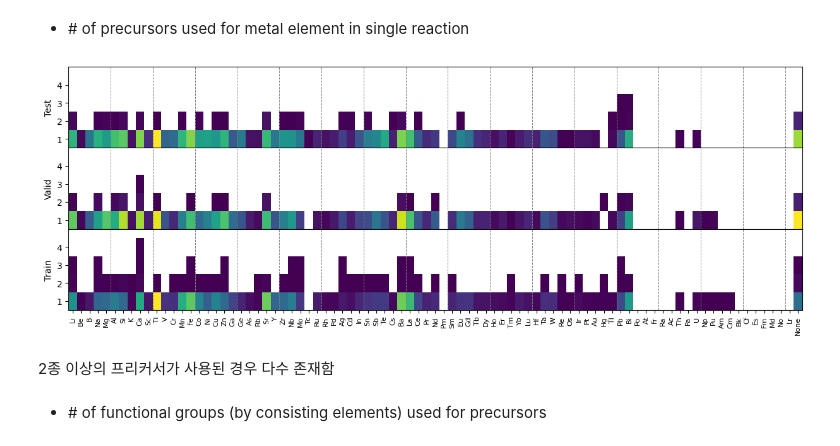
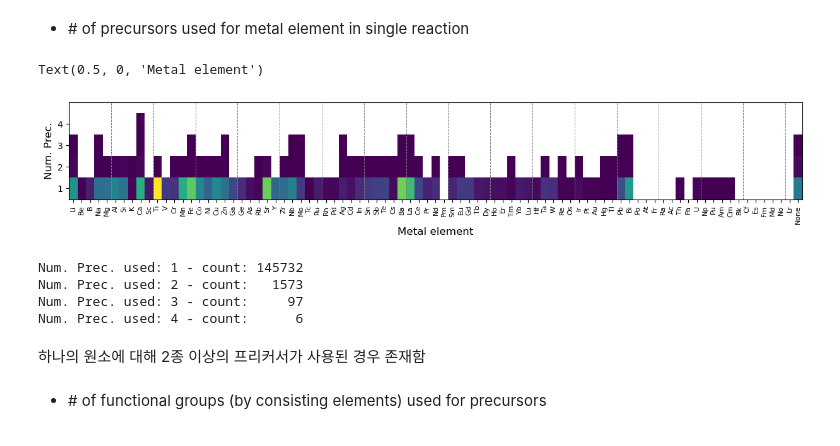
Before and after one commit to git-jhyang/inorganic_synthesis, a Jupyter notebook: notebooks/analysis_data.ipynb, the cells around one changed output. Cells and saved outputs as stored; diff of their text form; code cells hidden in the pictures.

Commit message:
data analysis and build autoencoder

```diff
--- a/notebooks/analysis_data.ipynb
+++ b/notebooks/analysis_data.ipynb
@@ -245,6 +375,2 @@ with gzip.open('../data/parsed_data.pkl.gz','wb') as f:
 # %% [markdown]
 # Parsed dataset
-# %%
-import gzip, pickle
-with gzip.open('../data/parsed_data.pkl.gz','rb') as f:
-    parsed_data = pickle.load(f)
@@ -377,0 +800,17 @@ _ = ax.set_xticks(np.arange(len(keys)), labels=keys, rotation=70)
+# %%
+f, ax = plt.subplots(1,1,figsize=(10,4))
+for i in range(1,5):
+    ax.axhline(20000 * i, ls='--', lw=0.5, color=[0,0,0])
+ax.bar(0, 0, color=mpl.cm.tab10(0), label='Total operations')
+ax.bar(0, 0, color=mpl.cm.tab10(1), label='Temperature values')
+ax.bar(0, 0, color=mpl.cm.tab10(2), label='Time values')
+for i, key in enumerate(keys):
+    for j, v in enumerate([operations[key], len(temp_vals[key]), len(time_vals[key])]):
+        b = ax.bar(i + (j-1) * 0.2, v, width=0.25, color=mpl.cm.tab10(j))
+        ax.text(i+(j-1)*0.2, v+2000, f'{v:,d}', rotation=90,
+                horizontalalignment='center', verticalalignment='bottom')
+
+_ = ax.set_xticks(np.arange(len(keys)), labels=[k.split('Op')[0] for k in keys], fontsize=12)
+ax.set_ylim([0, 100000])
+ax.legend(loc='upper right', fontsize=12)
+ax.set_xlim([-0.5, 4.5])
@@ -568,25 +1017,35 @@ quatenary가 가장 많음.
 # %% [markdown]
 - \# of precursors used for metal element in single reaction
 # %%
-f, axs = plt.subplots(3,1,figsize=(15,5), sharex=True)
+f, ax = plt.subplots(1,1,figsize=(15,2))
 cmap = mpl.cm.viridis
 cmap.set_under([1,1,1])
 ele = list(count_multiple_prec_case.keys())
-mat = np.array([v for v in count_multiple_prec_case.values()]).transpose(1,0,2)
-for ax, v in zip(axs[::-1], mat):
-    ax.pcolormesh(v.T, vmin=1, cmap=cmap)
-    [ax.axvline(i*5, ls='--', color=[0.5, 0.5, 0.5], lw=0.7) for i in range(1,18)]
-    ax.set_yticks(np.arange(1,5)+0.5, labels=[str(i) for i in range(1,5)])
-    ax.set_ylim([1, 5.5])
-axs[2].set_xticks(np.arange(len(ele))+0.5, labels=ele, rotation=90, fontsize=8)
-axs[0].set_ylabel('Test')
-axs[1].set_ylabel('Valid')
-axs[2].set_ylabel('Train')
-f.subplots_adjust(hspace=0)
+mat = np.array([v for v in count_multiple_prec_case.values()])
+ax.pcolormesh(mat.T, vmin=1, cmap=cmap)
+[ax.axvline(i*5, ls='--', color=[0.5, 0.5, 0.5], lw=0.7) for i in range(1,18)]
+ax.set_yticks(np.arange(1,5)+0.5, labels=[str(i) for i in range(1,5)])
+ax.set_ylim([1, 5.5])
+ax.set_xticks(np.arange(len(ele))+0.5, labels=ele, rotation=90, fontsize=8)
+ax.set_ylabel('Num. Prec.', fontsize=12)
+ax.set_xlabel('Metal element', fontsize=12)
+#axs[1].set_ylabel('Valid')
+#axs[2].set_ylabel('Train')
+#f.subplots_adjust(hspace=0)
 # %% [output]
+Text(0.5, 0, 'Metal element')
-[figure, old version]
+[figure, new version]
+# %%
+for i, v in enumerate(mat.sum(0)):
+    if v == 0: continue
+    print(f'Num. Prec. used: {i} - count: {v:6.0f}')
+# %% [output]
+Num. Prec. used: 1 - count: 145732
+Num. Prec. used: 2 - count:   1573
+Num. Prec. used: 3 - count:     97
+Num. Prec. used: 4 - count:      6
 # %% [markdown]
-2종 이상의 프리커서가 사용된 경우 다수 존재함
+하나의 원소에 대해 2종 이상의 프리커서가 사용된 경우 존재함
 # %% [markdown]
 - \# of functional groups (by consisting elements) used for precursors
 # %%
```
Also changed, not shown: parts of 58 cells of this notebook, 16 other files.
